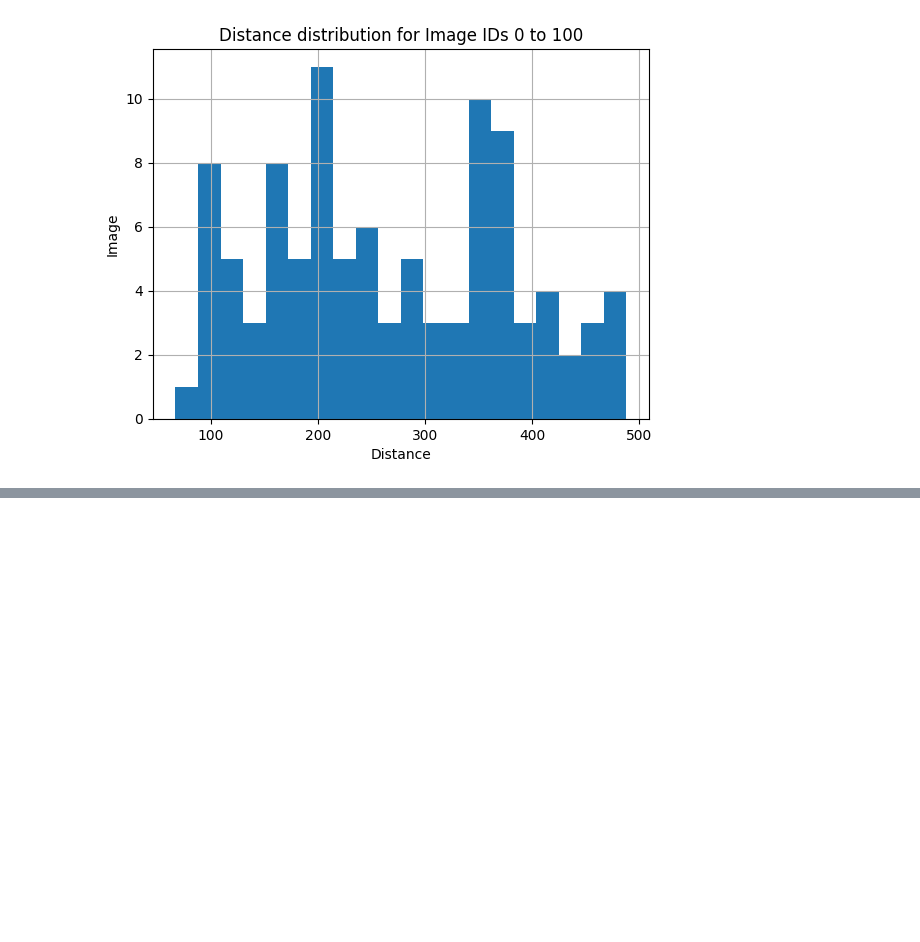
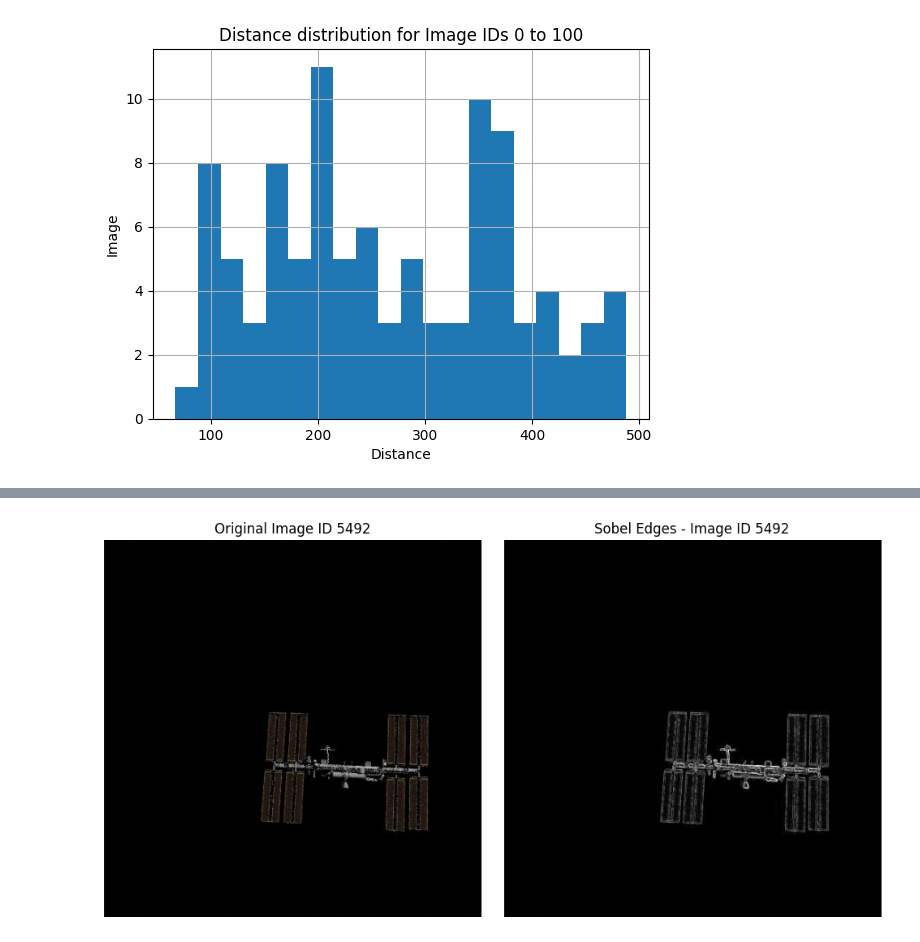
Before and after one commit to adwait-mitadt/mitadtu-docking, a Jupyter notebook: kshitij.ipynb, the cells around one changed output, grey strips where cells are left out. Cells and saved outputs as stored; diff of their text form; code cells hidden in the pictures; blank space fills up the shorter version.

Commit message:
Made Conversion code, Greyscale and visual representation of it

```diff
--- a/kshitij.ipynb
+++ b/kshitij.ipynb
@@ -158,0 +202,38 @@ end_id = 10
+# %%
+# Sobel edge detection on a sample image
+# Set image id
+
+image_id = 5492
+img_path = Path("data") / "train" / f"{image_id}.jpg"
+
+# Read image
+img = mpimg.imread(img_path)
+
+# Convert to grayscale
+if img.ndim == 3:
+    gray = np.mean(img, axis=2)
+else:
+    gray = img
+gray = gray.astype(float)
+
+# Sobel edge detection
+sx = ndimage.sobel(gray, axis=0, mode='constant')
+sy = ndimage.sobel(gray, axis=1, mode='constant')
+edges = np.hypot(sx, sy)
+if np.max(edges) != 0:
+    edges = edges / np.max(edges)
+
+# Show result
+plt.figure(figsize=(10,5))
+plt.subplot(1,2,1)
+plt.imshow(img, cmap='gray')
+plt.title(f'Original Image ID {image_id}')
+plt.axis('off')
+plt.subplot(1,2,2)
+plt.imshow(edges, cmap='gray')
+plt.title(f'Sobel Edges - Image ID {image_id}')
+plt.axis('off')
+plt.tight_layout()
+plt.show()
+# %% [output]
+[figure, added]
```
Also changed, not shown: parts of 2 cells of this notebook.
